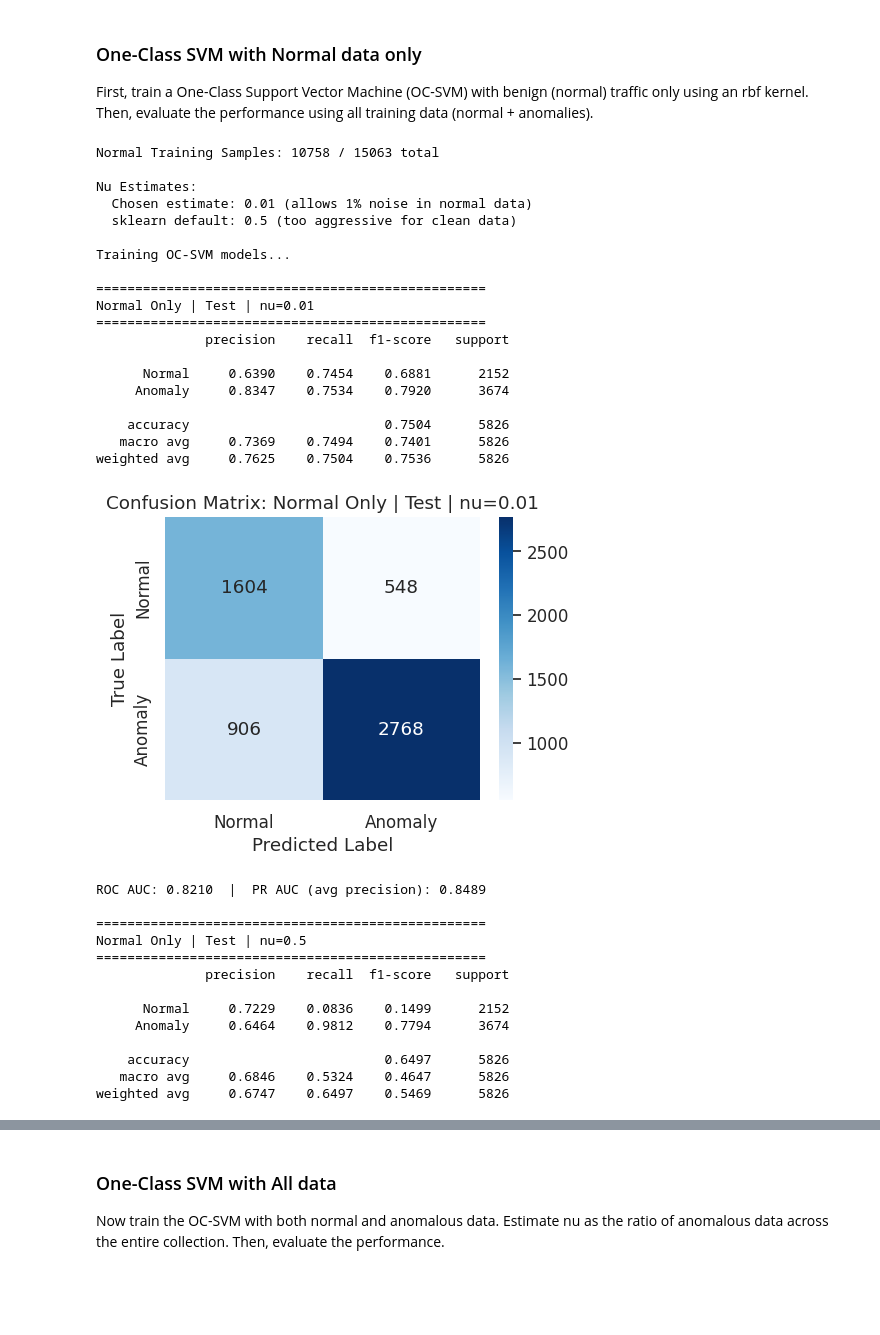
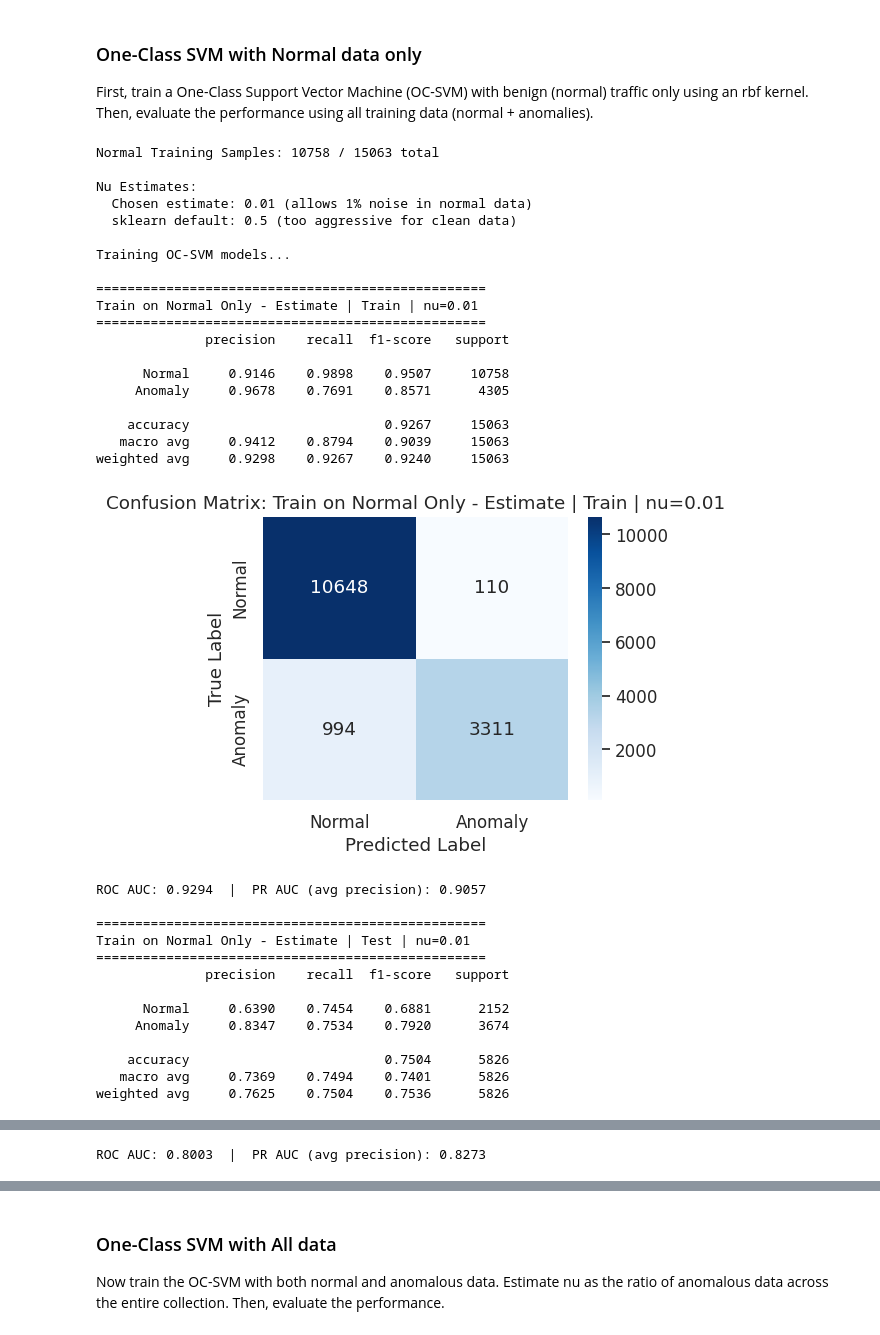
Before and after one commit to AImSecure/Laboratory3, a Jupyter notebook: lab/notebooks/Lab3_Anomaly_Detection.ipynb, the cells around one changed output, grey strips where cells are left out. Drawn from its saved outputs; the diff is of its cells as text; code cells hidden in the pictures; blank space fills up the shorter version.

```diff
--- a/lab/notebooks/Lab3_Anomaly_Detection.ipynb
+++ b/lab/notebooks/Lab3_Anomaly_Detection.ipynb
@@ -506,22 +527,20 @@ The dataset characteristics are as follows:
 Preprocess features before performing any AI/ML algorithms.
 # %%
 # --- Preprocessing Strategy ---
-# IMPORTANT: To avoid data leakage, we split FIRST, then preprocess each split independently.
-# The ColumnTransformer will be fit ONLY on training data.
 
 # Create copies to avoid modifying originals
-train_val_df = train_df.copy()
+train_val_proc_df = train_df.copy()
 test_proc_df = test_df.copy()
 
-# 1. Split into Train and Validation FIRST (stratified by attack label)
+# 1. Split into Train and Validation
 train_proc_df, val_proc_df = train_test_split(
-    train_val_df,
+    train_val_proc_df,
     train_size=0.8,
-    stratify=train_val_df['label'],
+    stratify=train_val_proc_df['label'],
     random_state=42
 )
 
-# 2. Separate labels AFTER splitting
+# 2. Separate labels
 y_train_attack = train_proc_df.pop('label')
 y_train_binary = train_proc_df.pop('binary_label')
 
@@ -816,10 +858,10 @@ def evaluate_ocsvm(model, X, y_true, title="Model Evaluation", plot_cm=True, sho
     print(f"{'='*50}")
     print(classification_report(y_true, y_pred, labels=[0,1], target_names=['Normal', 'Anomaly'], digits=4))
 
-    cm = confusion_matrix(y_true, y_pred, labels=[0,1])
+    conf_mat = confusion_matrix(y_true, y_pred, labels=[0,1]) # Renamed cm to conf_mat
     if plot_cm:
         plt.figure(figsize=(5,4))
-        sns.heatmap(cm, annot=True, fmt='d', cmap='Blues',
+        sns.heatmap(conf_mat, annot=True, fmt='d', cmap='Blues',
                     xticklabels=['Normal','Anomaly'],
                     yticklabels=['Normal','Anomaly'])
         plt.title(f"Confusion Matrix: {title}")
@@ -830,6 +872,9 @@ def evaluate_ocsvm(model, X, y_true, title="Model Evaluation", plot_cm=True, sho
 
     # Calculate metrics
     f1_macro = f1_score(y_true, y_pred, average='macro')
+
+    # ROC AUC is useful for evaluating ranking performance (how well the model separates classes)
+    # PR AUC is more informative for imbalanced datasets (focuses on positive class performance)
 
     # Compute ROC/PR using decision_function as anomaly-score
     if show_scores:
@@ -897,15 +942,13 @@ def plot_score_distributions(model, X, y_true, title="Decision score distributio
 First, train a One-Class Support Vector Machine (OC-SVM) with benign (normal) traffic only using an rbf kernel. Then, evaluate the performance using all training data (normal + anomalies).
 # %%
 # --- Task 2.1: OC-SVM with Normal Data Only ---
-# This is NOVELTY DETECTION: we learn what "normal" looks like and flag deviations.
 
 # 1. Filter for Normal Training Data Only
 X_train_normal = X_train[y_train_binary == 0]
 print(f"Normal Training Samples: {X_train_normal.shape[0]} / {X_train.shape[0]} total")
 
 # 2. Estimate Nu Parameter
-# RATIONALE: When training on ONLY normal data, nu represents the expected
-# proportion of "noisy" normal samples (measurement errors, edge cases).
+# When training on ONLY normal data, nu represents the expected roportion of "noisy" normal samples (measurement errors, edge cases).
 # A small value (0.01-0.05) is appropriate since we assume most normal data is clean.
 # Using nu=0.5 (default) would force 50% of normal data to be outliers → incorrect.
 
@@ -917,55 +960,63 @@ print(f"  Chosen estimate: {nu_estimate} (allows 1% noise in normal data)")
 print(f"  sklearn default: {nu_default} (too aggressive for clean data)")
 
 # 3. Train Both Models
 print(f"\nTraining OC-SVM models...")
 ocsvm_normal_estimate = OneClassSVM(kernel='rbf', gamma='scale', nu=nu_estimate)
 ocsvm_normal_default = OneClassSVM(kernel='rbf', gamma='scale', nu=nu_default)
 
 ocsvm_normal_estimate.fit(X_train_normal)
 ocsvm_normal_default.fit(X_train_normal)
 
 # 4. Store for later comparison
 models_task2 = {
     'normal_only': ocsvm_normal_estimate,
     'normal_only_default': ocsvm_normal_default
 }
 
-# 5. Evaluate on Test Set
-_, f1_est = evaluate_ocsvm(ocsvm_normal_estimate, X_test, y_test_binary,
-                           f"Normal Only | Test | nu={nu_estimate}")
-_, f1_def = evaluate_ocsvm(ocsvm_normal_default, X_test, y_test_binary,
-                           f"Normal Only | Test | nu={nu_default}")
+# 5. Evaluate
+_, f1_est_train = evaluate_ocsvm(
+    ocsvm_normal_estimate, X_train, y_train_binary, f"Train on Normal Only - Estimate | Train | nu={nu_estimate}"
+)
+_, f1_est_test = evaluate_ocsvm(
+    ocsvm_normal_estimate, X_test, y_test_binary, f"Train on Normal Only - Estimate | Test | nu={nu_estimate}"
+)
+_, f1_def_train = evaluate_ocsvm(
+    ocsvm_normal_default, X_train, y_train_binary, f"Train on Normal Only - Default | Train | nu={nu_default}"
+)
+_, f1_def_test = evaluate_ocsvm(
+    ocsvm_normal_default, X_test, y_test_binary, f"Train on Normal Only - Default | Test | nu={nu_default}"
+)
 # %% [output]
 Normal Training Samples: 10758 / 15063 total
 
 Nu Estimates:
   Chosen estimate: 0.01 (allows 1% noise in normal data)
   sklearn default: 0.5 (too aggressive for clean data)
 
 Training OC-SVM models...
 
 ==================================================
-Normal Only | Test | nu=0.01
+Train on Normal Only - Estimate | Train | nu=0.01
 ==================================================
               precision    recall  f1-score   support
 
-      Normal     0.6390    0.7454    0.6881      2152
-     Anomaly     0.8347    0.7534    0.7920      3674
+      Normal     0.9146    0.9898    0.9507     10758
+     Anomaly     0.9678    0.7691    0.8571      4305
 
-    accuracy                         0.7504      5826
-   macro avg     0.7369    0.7494    0.7401      5826
-weighted avg     0.7625    0.7504    0.7536      5826
+    accuracy                         0.9267     15063
+   macro avg     0.9412    0.8794    0.9039     15063
+weighted avg     0.9298    0.9267    0.9240     15063
-[figure, old version]
+[figure, new version]
-ROC AUC: 0.8210  |  PR AUC (avg precision): 0.8489
+ROC AUC: 0.9294  |  PR AUC (avg precision): 0.9057
 
 ==================================================
-Normal Only | Test | nu=0.5
+Train on Normal Only - Estimate | Test | nu=0.01
 ==================================================
               precision    recall  f1-score   support
 
-      Normal     0.7229    0.0836    0.1499      2152
-     Anomaly     0.6464    0.9812    0.7794      3674
+      Normal     0.6390    0.7454    0.6881      2152
+     Anomaly     0.8347    0.7534    0.7920      3674
 
-    accuracy                         0.6497      5826
-   macro avg     0.6846    0.5324    0.4647      5826
-weighted avg     0.6747    0.6497    0.5469      5826
+    accuracy                         0.7504      5826
+   macro avg     0.7369    0.7494    0.7401      5826
+weighted avg     0.7625    0.7504    0.7536      5826
@@ -974,3 +1052,4 @@ ROC AUC: 0.8003  |  PR AUC (avg precision): 0.8273
+ROC AUC: 0.8003  |  PR AUC (avg precision): 0.8273
 # %% [markdown]
 #### Q: Considering that you are currently training only on normal data, which is a good estimate for the parameter `nu`? What is the impact on training performance? Try both your estimate and the default value of `nu`.
 
```
Also changed, not shown: parts of 68 cells of this notebook.
